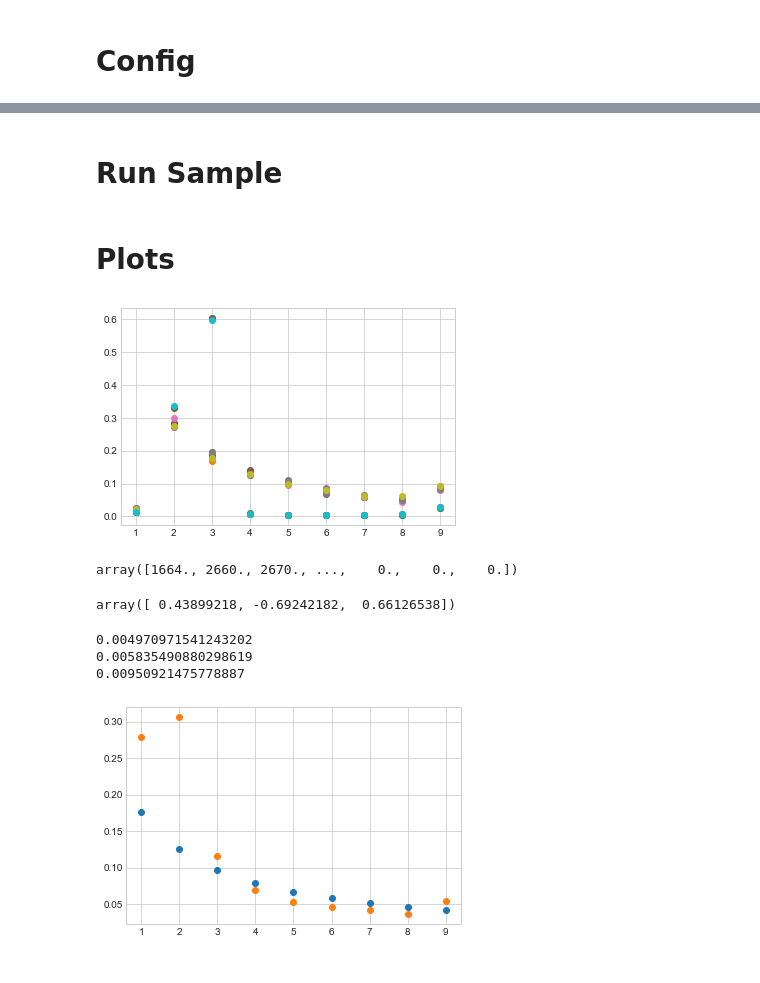
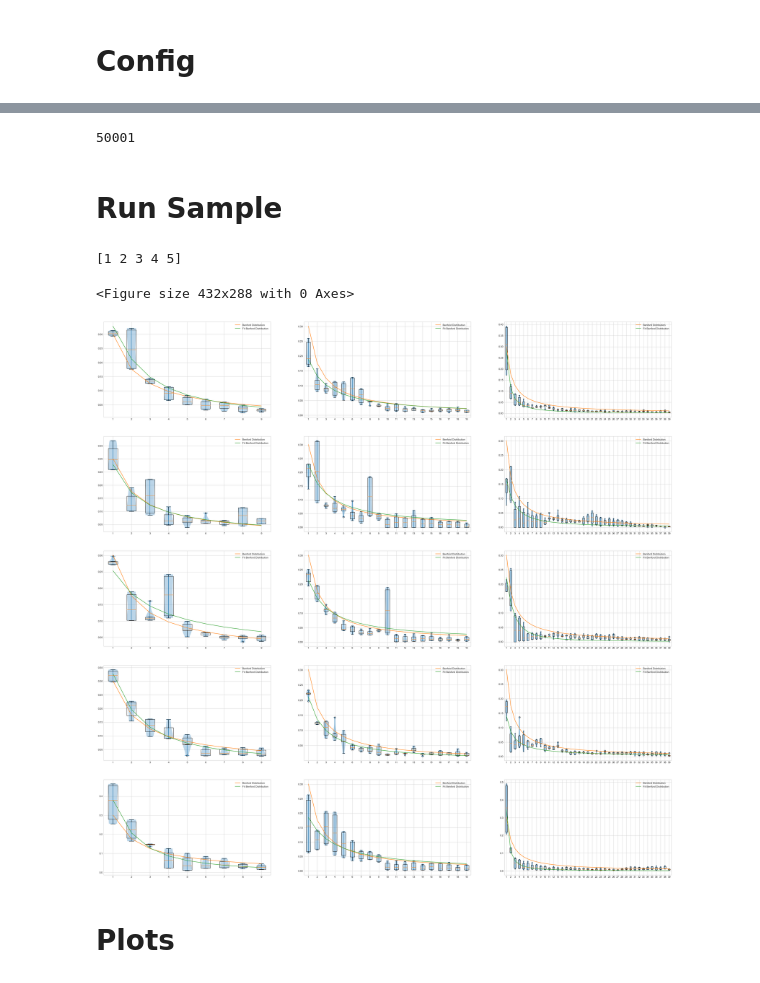
Before and after one commit to robot-love/benford-gan-detection, a Jupyter notebook: benford_gan/main.ipynb, the cells around one changed output, grey strips where cells are left out. Saved outputs shown, nothing was run; the diff lists cells and outputs as text; code cells hidden in the pictures.

```diff
--- a/benford_gan/main.ipynb
+++ b/benford_gan/main.ipynb
@@ -35,2 +86,6 @@ Quantization tables: ['PHOTOSHOP_FOR_WEB_090_LUM', 'PHOTOSHOP_FOR_WEB_100_LUM']
+# %%
+train,test = train_test_split(gen_files, test_size = 0.3, train_size = 0.7)
+# %% [output]
+50001
 # %% [markdown]
 # Run Sample
@@ -53,31 +92,18 @@ for i,base in enumerate(bases):
+# %%
+import numpy as np
+
+A = np.asarray([1,2,3,4,5])
+
+for a in A:
+    a = 10-a
+
+print(A)
+# %% [output]
+[1 2 3 4 5]
+# %%
+plot_pmfs(nat_img_batch)
+# %% [output]
+<Figure size 432x288 with 0 Axes>
+[figure, added]
 # %% [markdown]
 # Plots
-# %%
-ds10 = [i+1 for i in range(10-1)]
-ds15 = [i+1 for i in range(15-1)]
-ds20 = [i+1 for i in range(20-1)]
-for i in range(pmfs[0].shape[1]):
-    plt.plot(ds10, pmfs[0][:,i,1], 'o')
-# %% [output]
-[figure, removed]
-# %%
-dct_coeffs[:, 0, 0]
-# %% [output]
-array([1664., 2660., 2670., ...,    0.,    0.,    0.])
-# %%
-xs.x
-# mmse_benford_cost(xs.x, pmf, 10)
-# %% [output]
-array([ 0.43899218, -0.69242182,  0.66126538])
-# %%
-plt.plot(ds, pmf_ben, 'o')
-plt.plot(ds, pmf[:,4,0], 'o')
-
-print(mean_squared_error(pmf[:,4,0], pmf_ben))
-print(mean_squared_error(pmf[:,5,0], pmf_ben))
-print(mean_squared_error(pmf[:,6,0], pmf_ben))
-# %% [output]
-0.004970971541243202
-0.005835490880298619
-0.00950921475778887
-[figure, removed]
```
Also changed, not shown: parts of 12 cells of this notebook, 2 other files.
